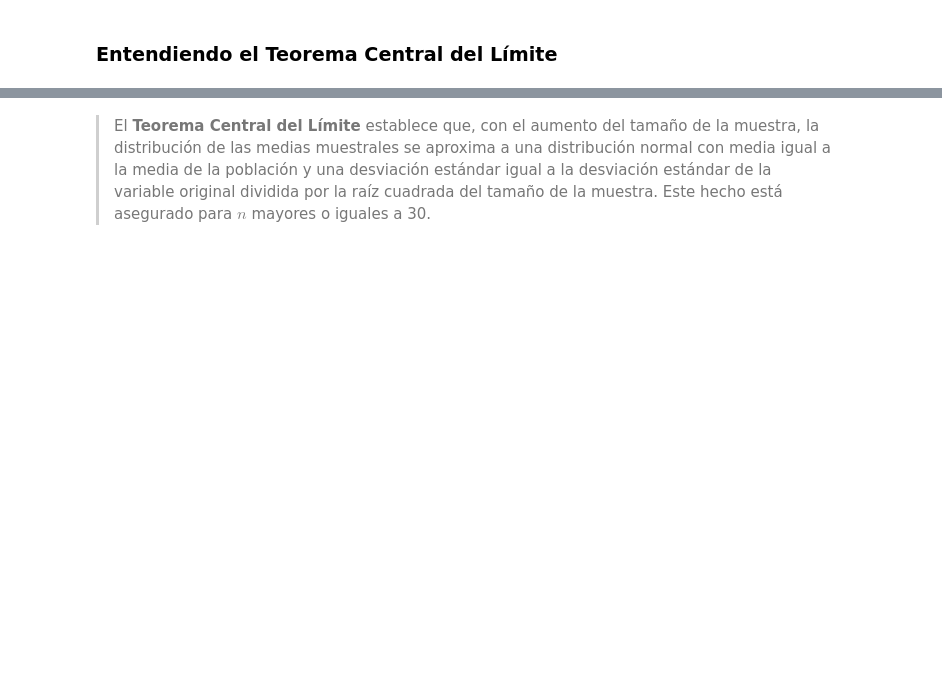
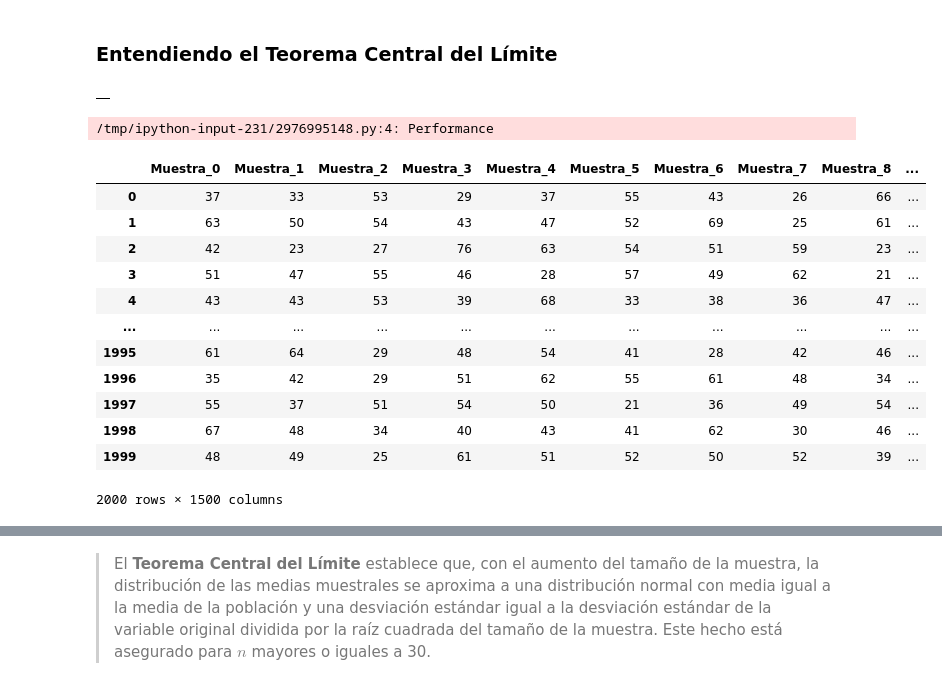
Before and after one commit to DiegoBecerra-lab/probando-python, a Jupyter notebook: Curso_de_Estadística_con_Python_2.ipynb, the cells around one changed output, grey strips where cells are left out. Drawn from its saved outputs; the diff is of its cells as text; code cells hidden in the pictures; blank space fills up the shorter version.

```diff
--- a/Curso_de_Estadística_con_Python_2.ipynb
+++ b/Curso_de_Estadística_con_Python_2.ipynb
@@ -808,0 +812,27 @@ La desviación estándar de las medias muestrales se conoce como **error estánd
+# %%
+muestras = pd.DataFrame()
+muestras
+# %% [output]
+|  |
+# %%
+for i in range(total_de_muestras):
+    _ = datos.Edad.sample(n)
+    _.index = range(0, len(_))
+    muestras['Muestra_' + str(i)] = _
+
+muestras
+# %% [output]
+/tmp/ipython-input-231/2976995148.py:4: Performance
+|  | Muestra_0 | Muestra_1 | Muestra_2 | Muestra_3 | Muestra_4 | Muestra_5 | Muestra_6 | Muestra_7 | Muestra_8 | ... |
+| 0 | 37 | 33 | 53 | 29 | 37 | 55 | 43 | 26 | 66 | ... |
+| 1 | 63 | 50 | 54 | 43 | 47 | 52 | 69 | 25 | 61 | ... |
+| 2 | 42 | 23 | 27 | 76 | 63 | 54 | 51 | 59 | 23 | ... |
+| 3 | 51 | 47 | 55 | 46 | 28 | 57 | 49 | 62 | 21 | ... |
+| 4 | 43 | 43 | 53 | 39 | 68 | 33 | 38 | 36 | 47 | ... |
+| ... | ... | ... | ... | ... | ... | ... | ... | ... | ... | ... |
+| 1995 | 61 | 64 | 29 | 48 | 54 | 41 | 28 | 42 | 46 | ... |
+| 1996 | 35 | 42 | 29 | 51 | 62 | 55 | 61 | 48 | 34 | ... |
+| 1997 | 55 | 37 | 51 | 54 | 50 | 21 | 36 | 49 | 54 | ... |
+| 1998 | 67 | 48 | 34 | 40 | 43 | 41 | 62 | 30 | 46 | ... |
+| 1999 | 48 | 49 | 25 | 61 | 51 | 52 | 50 | 52 | 39 | ... |
+2000 rows × 1500 columns
```
Also changed, not shown: parts of 30 cells of this notebook.
